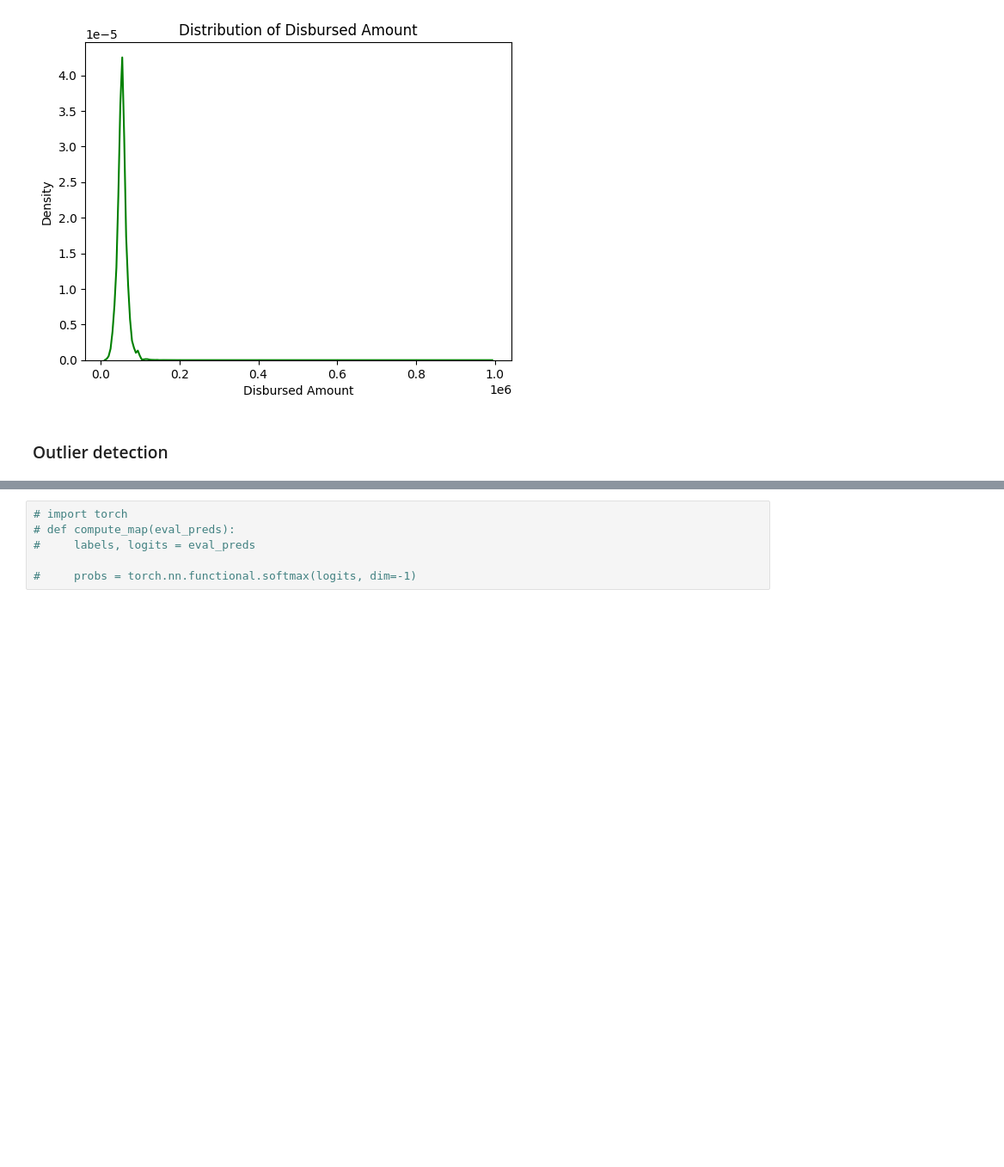
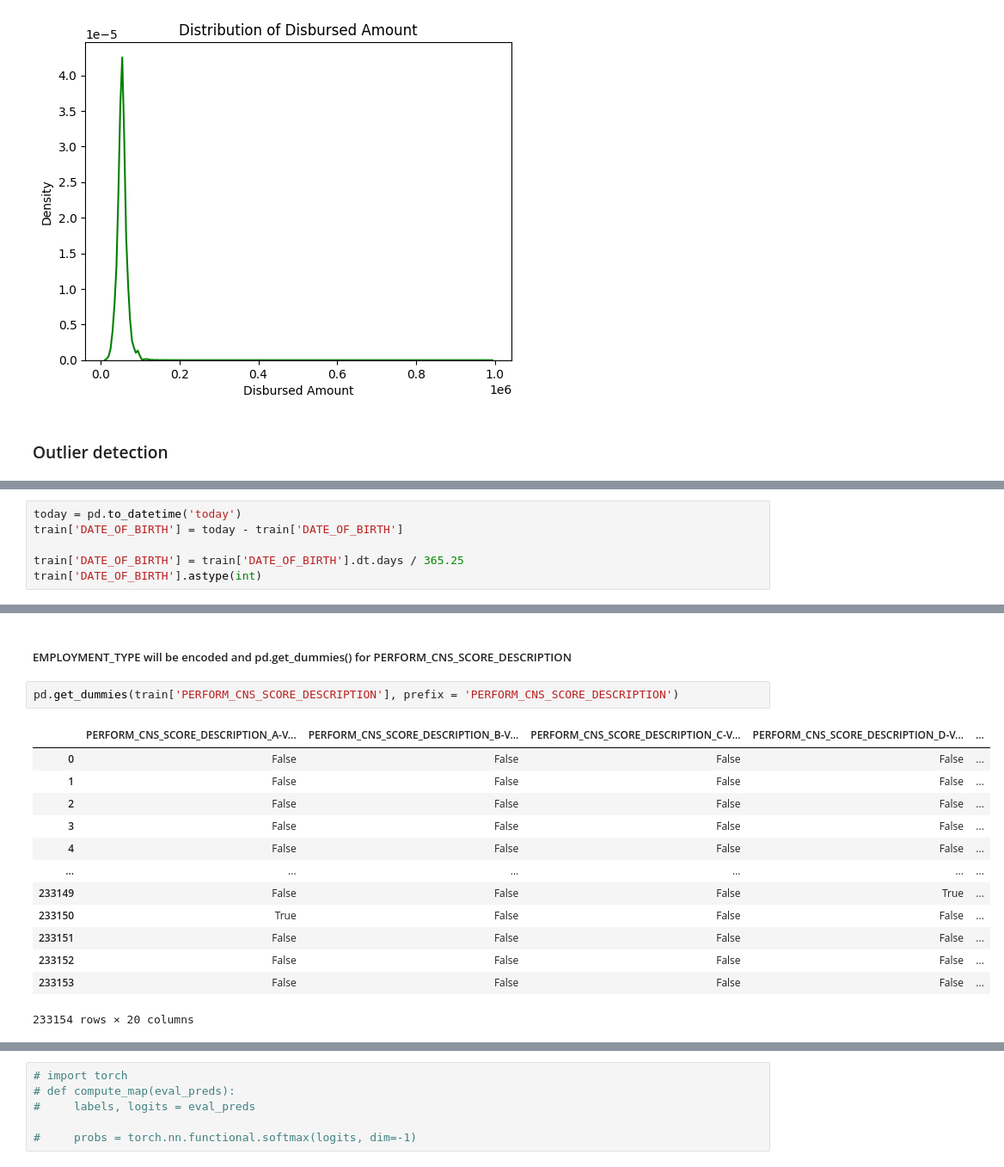
Before and after one commit to kirti-s11/FraudDetection_Training_Project, a Jupyter notebook: experiment.ipynb, the cells around one changed output, grey strips where cells are left out. Shown at 86% size. Saved outputs shown, nothing was run; the diff lists cells and outputs as text; blank space fills up the shorter version.

```diff
--- a/experiment.ipynb
+++ b/experiment.ipynb
@@ -334,0 +370,6 @@ tensor([[0.3006, 0.3322, 0.3672],
+# %%
+today = pd.to_datetime('today')
+train['DATE_OF_BIRTH'] = today - train['DATE_OF_BIRTH']
+
+train['DATE_OF_BIRTH'] = train['DATE_OF_BIRTH'].dt.days / 365.25
+train['DATE_OF_BIRTH'].astype(int)
@@ -334,0 +507,18 @@ tensor([[0.3006, 0.3322, 0.3672],
+# %% [markdown]
+##### EMPLOYMENT_TYPE will be encoded and pd.get_dummies() for PERFORM_CNS_SCORE_DESCRIPTION
+# %%
+pd.get_dummies(train['PERFORM_CNS_SCORE_DESCRIPTION'], prefix = 'PERFORM_CNS_SCORE_DESCRIPTION')
+# %% [output]
+|  | PERFORM_CNS_SCORE_DESCRIPTION_A-V... | PERFORM_CNS_SCORE_DESCRIPTION_B-V... | PERFORM_CNS_SCORE_DESCRIPTION_C-V... | PERFORM_CNS_SCORE_DESCRIPTION_D-V... | ... |
+| 0 | False | False | False | False | ... |
+| 1 | False | False | False | False | ... |
+| 2 | False | False | False | False | ... |
+| 3 | False | False | False | False | ... |
+| 4 | False | False | False | False | ... |
+| ... | ... | ... | ... | ... | ... |
+| 233149 | False | False | False | True | ... |
+| 233150 | True | False | False | False | ... |
+| 233151 | False | False | False | False | ... |
+| 233152 | False | False | False | False | ... |
+| 233153 | False | False | False | False | ... |
+233154 rows × 20 columns
```
Also changed, not shown: parts of 24 cells of this notebook, 1 other file.
